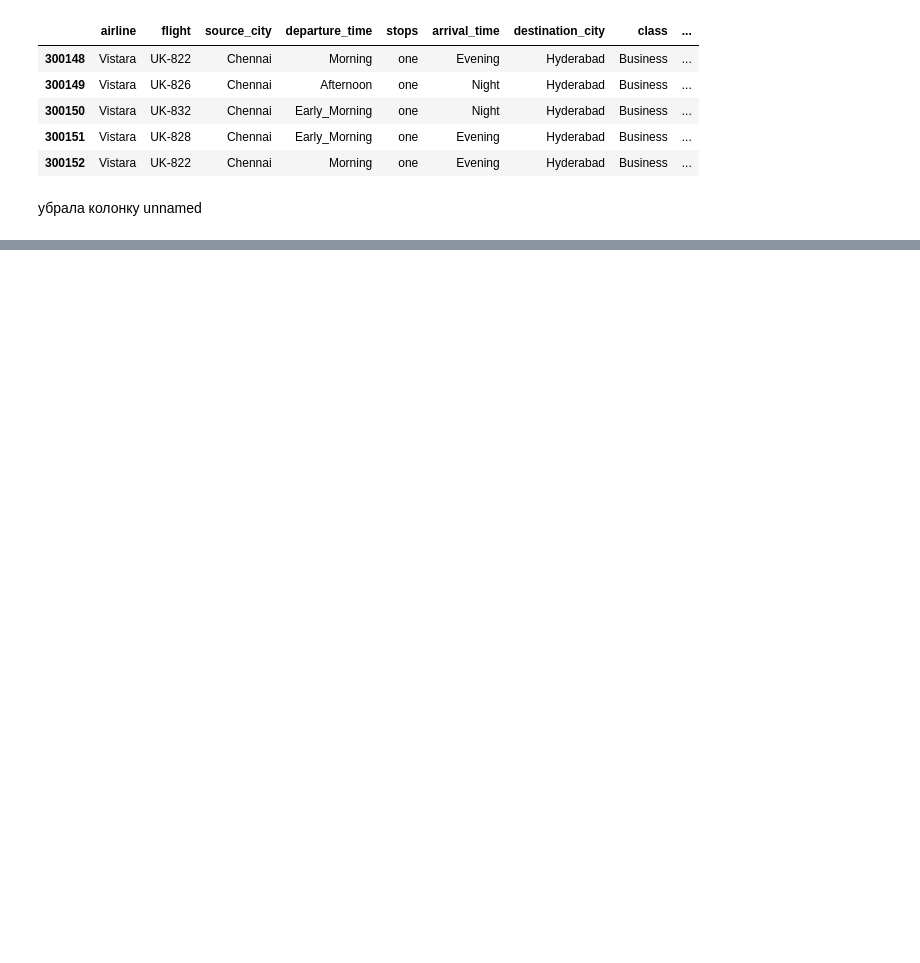
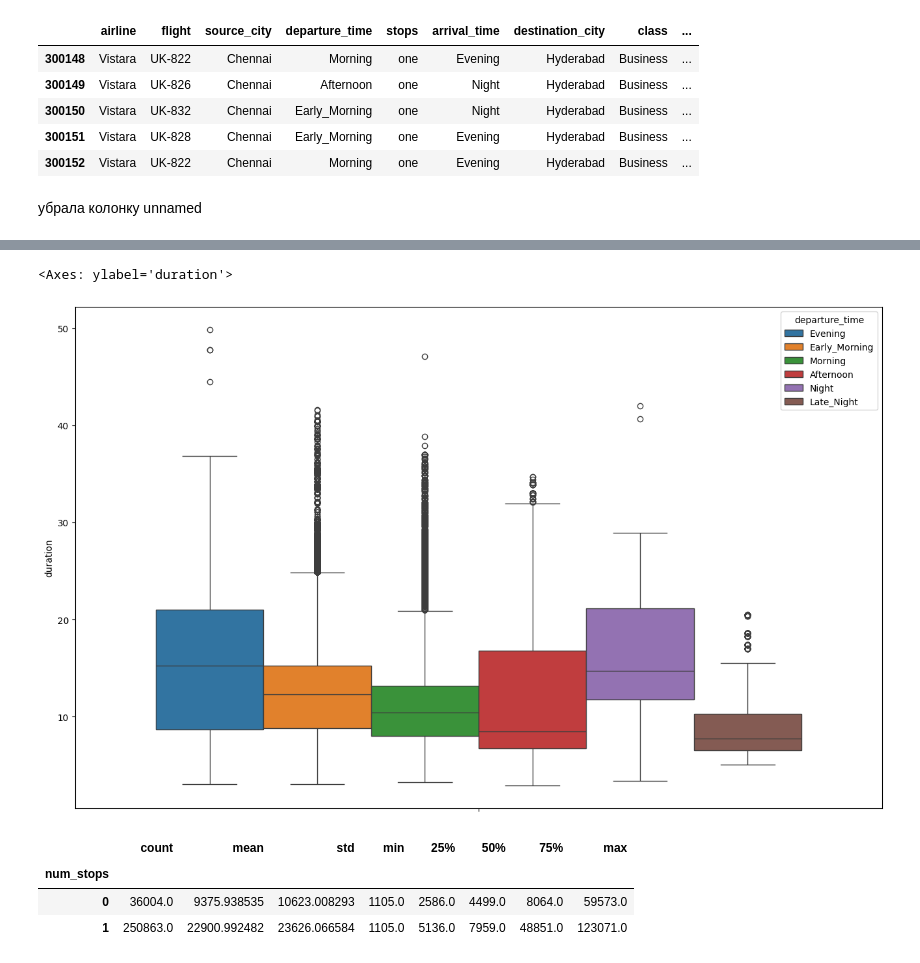
Before and after one commit to sofyakazykina/Flight-Price-Prediction, a Jupyter notebook: flight_analysis.ipynb, the cells around one changed output, grey strips where cells are left out. Saved outputs shown, nothing was run; the diff lists cells and outputs as text; code cells hidden in the pictures; blank space fills up the shorter version.

```diff
--- a/flight_analysis.ipynb
+++ b/flight_analysis.ipynb
@@ -84,0 +269,19 @@ df.tail()
+# %%
+plt.figure(figsize=(16,10))
+sns.boxplot(y='duration', data=df[df.num_stops == 1], hue="departure_time")
+# plt.title('Распределение цен по количеству пересадок')
+# plt.xlabel('Number of stops')
+# plt.ylabel('Price')
+# plt.xticks(fontsize=10)
+# plt.yticks(fontsize=10)
+# plt.show()
+# %% [output]
+<Axes: ylabel='duration'>
+[figure, added]
+# %%
+df.groupby("num_stops")["price"].describe()
+# %% [output]
+|  | count | mean | std | min | 25% | 50% | 75% | max |
+| num_stops |  |  |  |  |  |  |  |  |
+| 0 | 36004.0 | 9375.938535 | 10623.008293 | 1105.0 | 2586.0 | 4499.0 | 8064.0 | 59573.0 |
+| 1 | 250863.0 | 22900.992482 | 23626.066584 | 1105.0 | 5136.0 | 7959.0 | 48851.0 | 123071.0 |
```
Also changed, not shown: parts of 20 cells of this notebook.
